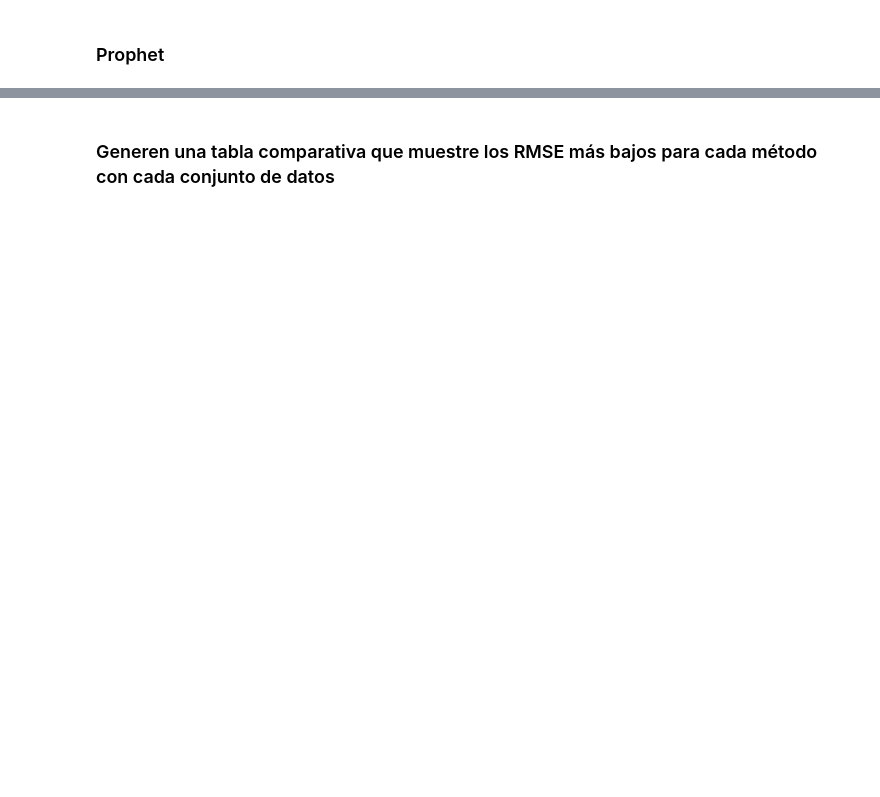
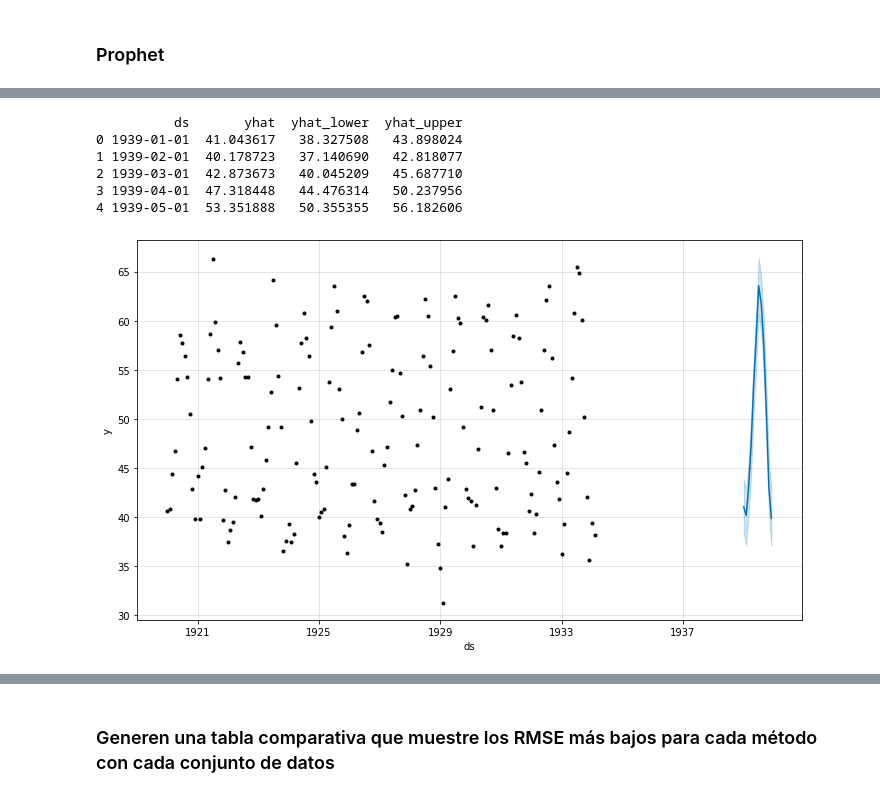
Before and after one commit to ricardoVA999/Lab7-DS, a Jupyter notebook: lab7.ipynb, the cells around one changed output, grey strips where cells are left out. Saved outputs shown, nothing was run; the diff lists cells and outputs as text; code cells hidden in the pictures; blank space fills up the shorter version.

```diff
--- a/lab7.ipynb
+++ b/lab7.ipynb
@@ -979,7 +1405,7 @@ RMSE:  0.3905989646725329
 ### Prophet
 # %%
 from pandas import to_datetime
-mmt = pd.read_csv("monthly-car-Temperature.csv", encoding='latin1')
+mmt = pd.read_csv("monthly-mean-temp.csv", encoding='latin1')
 # %%
 mmt2 = mmt
 # %%
@@ -998,18 +1456,26 @@ prueba
 # %%
 future = list()
 for i in range(1, 13):
-    date = '1920-%1d' % i
+    date = '1939-%1d' % i
     future.append([date])
 future = pd.DataFrame(future)
 future.columns = ['ds']
 future['ds']= to_datetime(future['ds'])
 # use the model to make a forecast
 forecast = model.predict(future)
 # summarize the forecast
 print(forecast[['ds', 'yhat', 'yhat_lower', 'yhat_upper']].head())
 # plot forecast
 model.plot(forecast)
 plt.show()
+# %% [output]
+          ds       yhat  yhat_lower  yhat_upper
+0 1939-01-01  41.043617   38.327508   43.898024
+1 1939-02-01  40.178723   37.140690   42.818077
+2 1939-03-01  42.873673   40.045209   45.687710
+3 1939-04-01  47.318448   44.476314   50.237956
+4 1939-05-01  53.351888   50.355355   56.182606
+[figure, added]
 # %%
 mmt.index = pd.to_datetime(mmt['ds'])
 mmt.drop(columns='ds',inplace=True)
```
Also changed, not shown: parts of 97 cells of this notebook, 2 other files.
